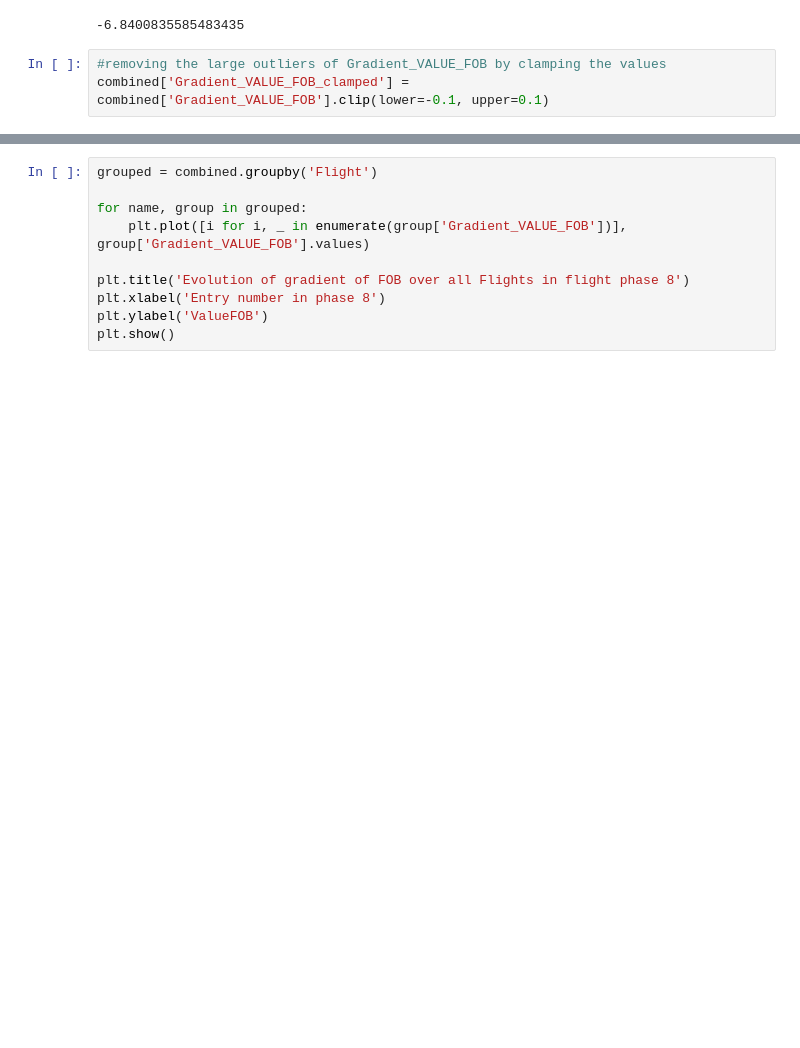
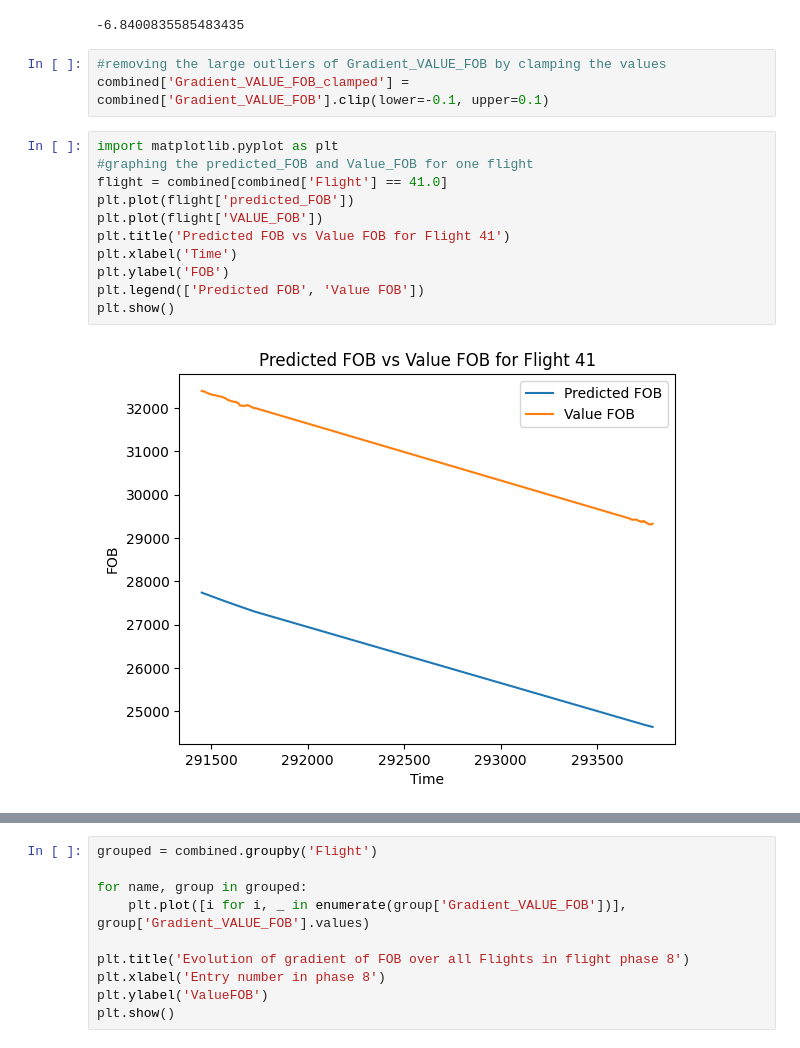
Before and after one commit to badek23/AirbusFuelLeaks, a Jupyter notebook: Phase8.ipynb, the cells around one changed output, grey strips where cells are left out. Drawn from its saved outputs; the diff is of its cells as text; blank space fills up the shorter version.

```diff
--- a/Phase8.ipynb
+++ b/Phase8.ipynb
@@ -235,3 +265,16 @@ combined['Gradient_VALUE_FOB'].mean()
 # %%
 #removing the large outliers of Gradient_VALUE_FOB by clamping the values
 combined['Gradient_VALUE_FOB_clamped'] = combined['Gradient_VALUE_FOB'].clip(lower=-0.1, upper=0.1)
+# %%
+import matplotlib.pyplot as plt
+#graphing the predicted_FOB and Value_FOB for one flight
+flight = combined[combined['Flight'] == 41.0]
+plt.plot(flight['predicted_FOB'])
+plt.plot(flight['VALUE_FOB'])
+plt.title('Predicted FOB vs Value FOB for Flight 41')
+plt.xlabel('Time')
+plt.ylabel('FOB')
+plt.legend(['Predicted FOB', 'Value FOB'])
+plt.show()
+# %% [output]
+[figure, added]
```
Also changed, not shown: parts of 38 cells of this notebook, 5 other files.
